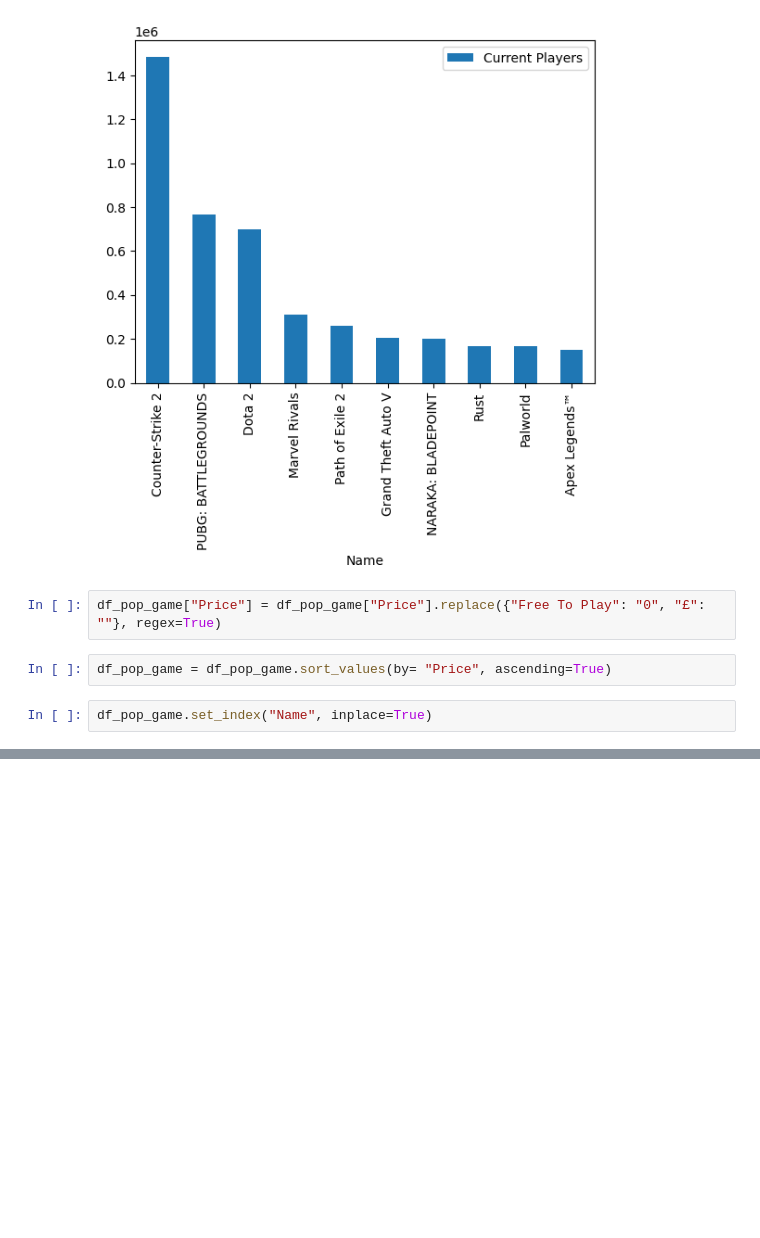
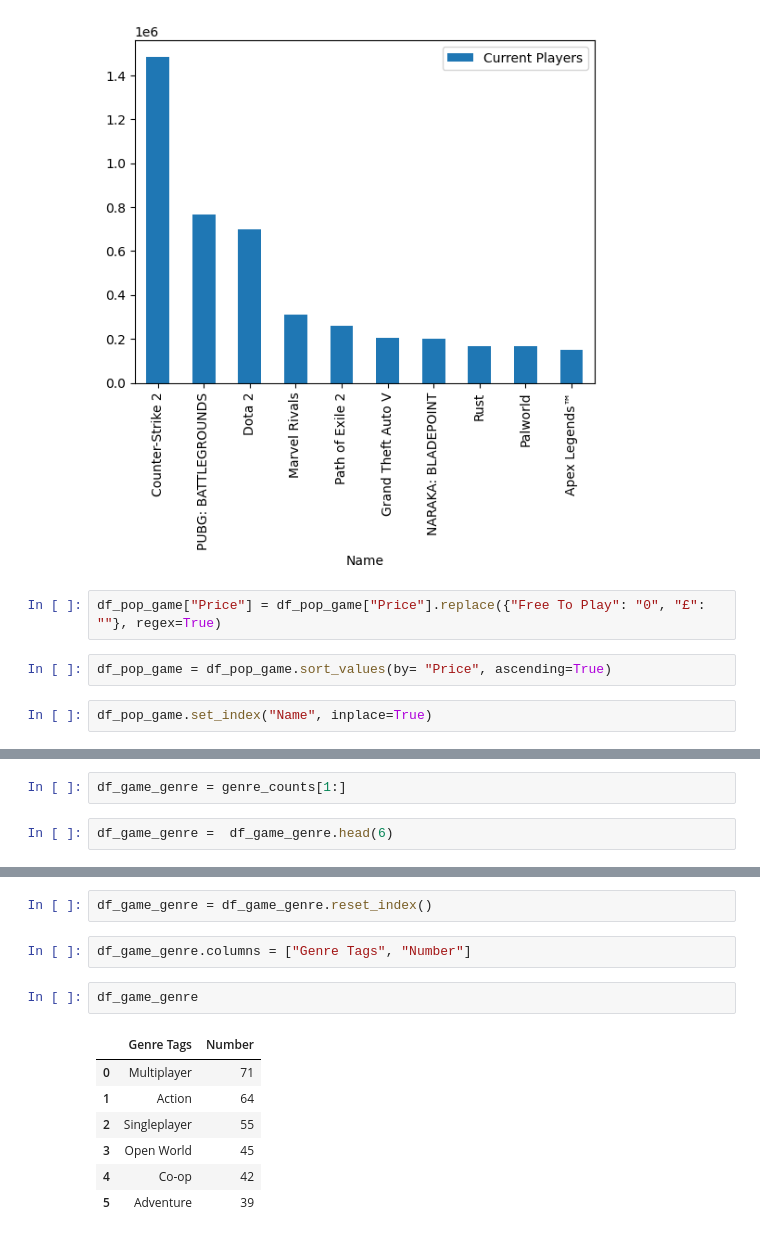
Before and after one commit to MarcusArdenstedt/data_visualization_Marcus_Ericsson_DE24, a Jupyter notebook: exercises/exercise_0/ex_1.ipynb, the cells around one changed output, grey strips where cells are left out. Cells and saved outputs as stored; diff of their text form; blank space fills up the shorter version.

```diff
--- a/exercises/exercise_0/ex_1.ipynb
+++ b/exercises/exercise_0/ex_1.ipynb
@@ -162,0 +186,4 @@ plt.show()
+# %%
+df_game_genre = genre_counts[1:]
+# %%
+df_game_genre =  df_game_genre.head(6)
@@ -162,0 +201,14 @@ plt.show()
+# %%
+df_game_genre = df_game_genre.reset_index()
+# %%
+df_game_genre.columns = ["Genre Tags", "Number"]
+# %%
+df_game_genre
+# %% [output]
+|  | Genre Tags | Number |
+| 0 | Multiplayer | 71 |
+| 1 | Action | 64 |
+| 2 | Singleplayer | 55 |
+| 3 | Open World | 45 |
+| 4 | Co-op | 42 |
+| 5 | Adventure | 39 |
```
Also changed, not shown: parts of 6 cells of this notebook, 14 other files.
